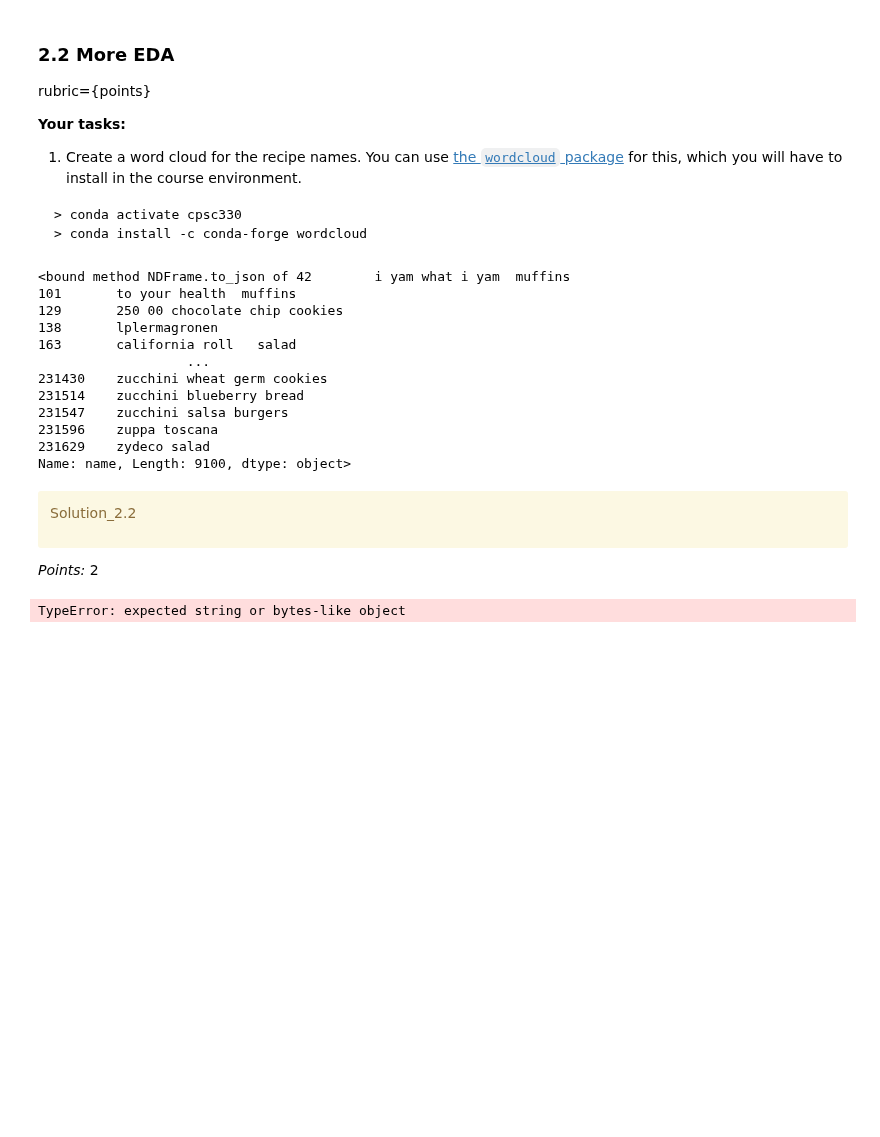
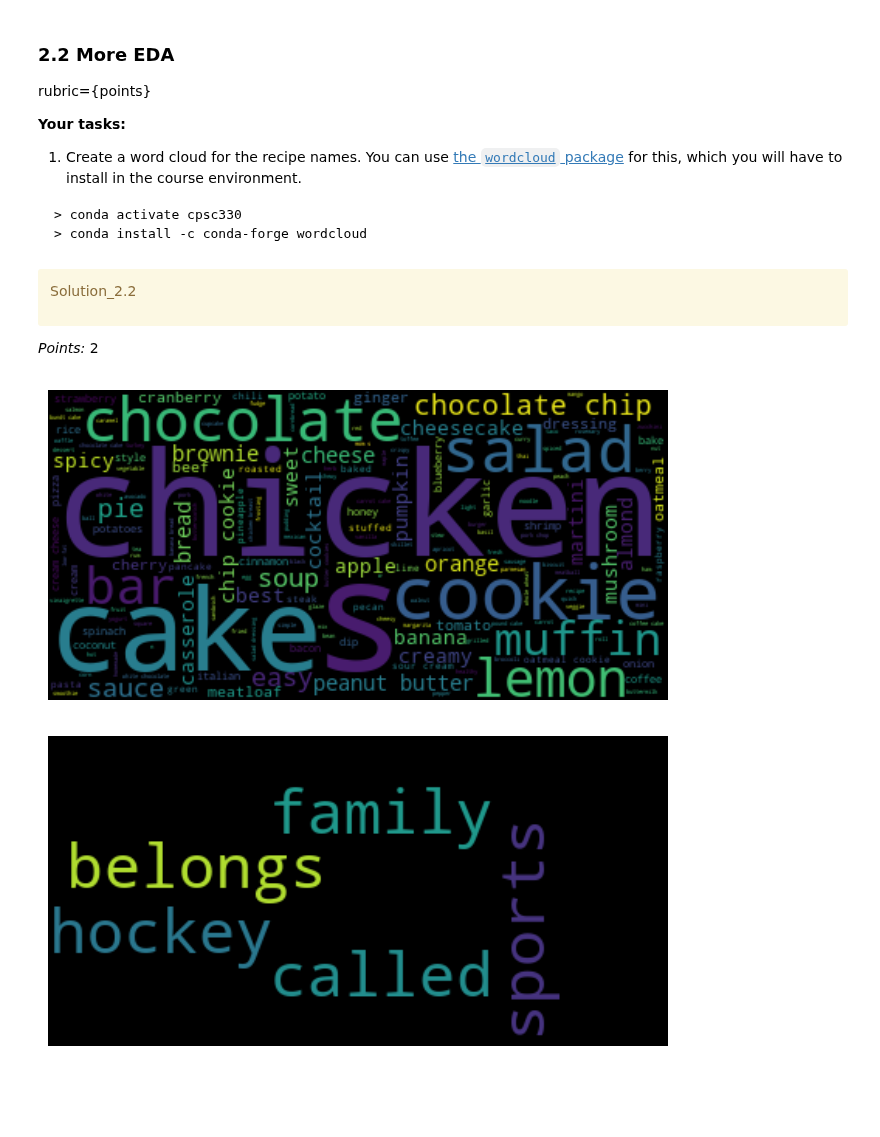
Before and after one commit to Zijing-Liu/cpsc330-2023W1, a Jupyter notebook: hw/hw6/hw6.ipynb, the cells around one changed output. Cells and saved outputs as stored; diff of their text form; code cells hidden in the pictures; blank space fills up the shorter version.

````diff
--- a/hw/hw6/hw6.ipynb
+++ b/hw/hw6/hw6.ipynb
@@ -765,22 +821,6 @@ rubric={points}
 > conda activate cpsc330
 > conda install -c conda-forge wordcloud
 ```
-# %%
-recipes_names = pd.Series(recipes_df["name"]).to_json
-recipes_names
-# %% [output]
-<bound method NDFrame.to_json of 42        i yam what i yam  muffins
-101       to your health  muffins
-129       250 00 chocolate chip cookies
-138       lplermagronen
-163       california roll   salad
-                   ...
-231430    zucchini wheat germ cookies
-231514    zucchini blueberry bread
-231547    zucchini salsa burgers
-231596    zuppa toscana
-231629    zydeco salad
-Name: name, Length: 9100, dtype: object>
 # %% [markdown]
 <div class="alert alert-warning">
 
@@ -789,35 +829,29 @@ Solution_2.2
 </div>
 
 _Points:_ 2
+# %%
+recipes_names_string= recipes_df["name"].to_string(header=False, index=False)
 # %%
-import os
-
-from os import path
 from wordcloud import WordCloud
 
-# get data directory (using getcwd() is needed to support running example in generated IPython notebook)
-#d = path.dirname(__file__) if "__file__" in locals() else os.getcwd()
-
-# Read the whole text.
-# text = open(path.join(d, 'constitution.txt')).read()
-
 # Generate a word cloud image
-wordcloud = WordCloud().generate(recipes_names)
+wordcloud = WordCloud().generate(recipes_names_string)
 
 # Display the generated image:
 # the matplotlib way:
 import matplotlib.pyplot as plt
 plt.imshow(wordcloud, interpolation='bilinear')
 plt.axis("off")
 
 # lower max_font_size
 wordcloud = WordCloud(max_font_size=40).generate(text)
 plt.figure()
 plt.imshow(wordcloud, interpolation="bilinear")
 plt.axis("off")
 plt.show()
 # %% [output]
-TypeError: expected string or bytes-like object
+[figure, added]
+[figure, added]
 # %% [markdown]
 <!-- END QUESTION -->
 
````
Also changed, not shown: parts of 39 cells of this notebook, 8 other files.
